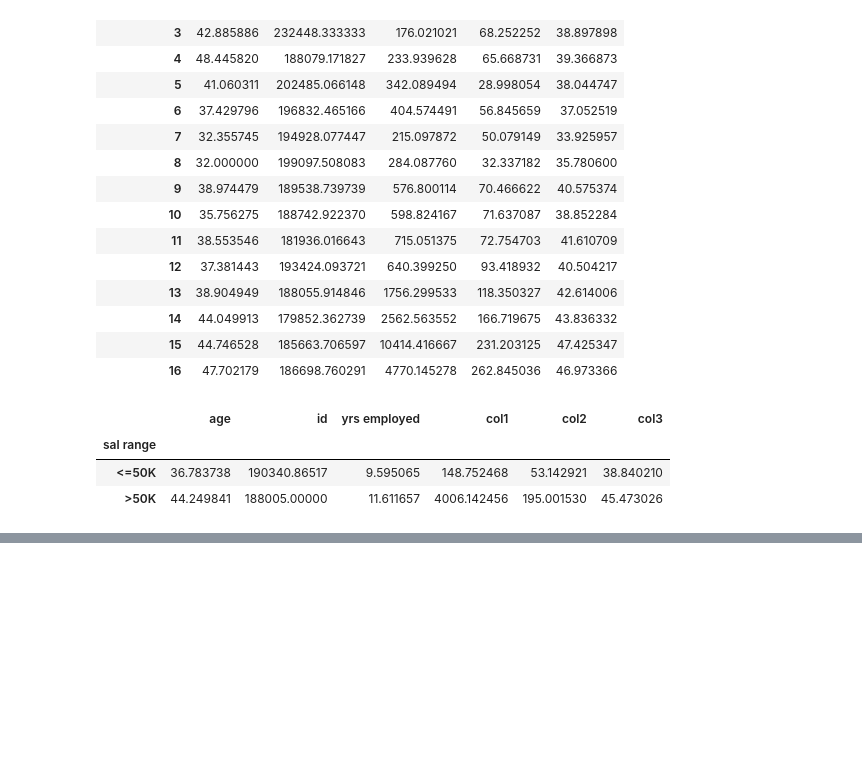
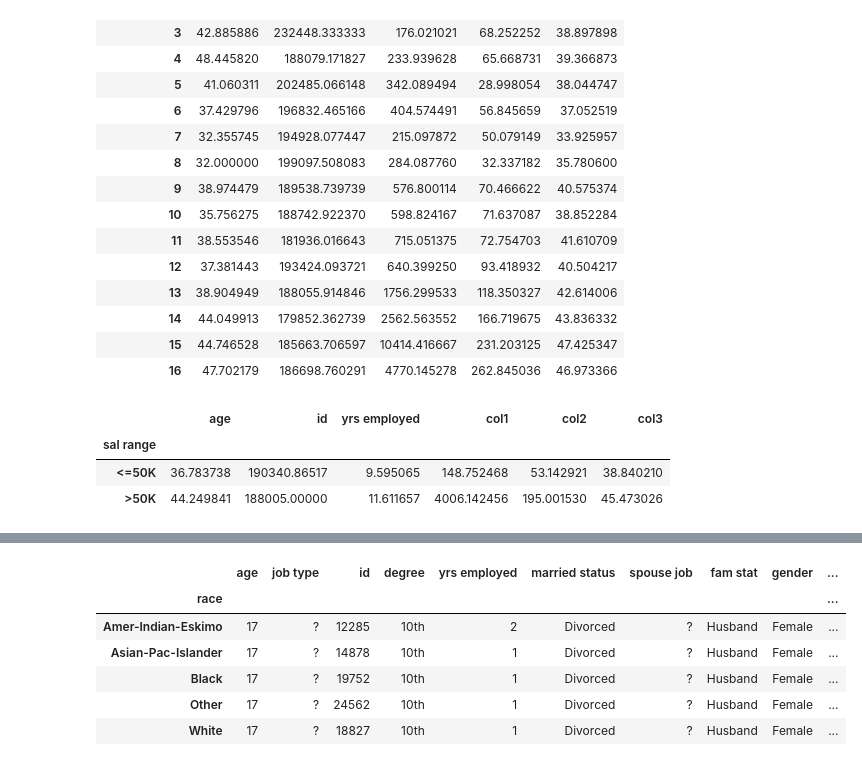
Before and after one commit to Hansel172/mimpractice-, a Jupyter notebook: gittest.ipynb, the cells around one changed output, grey strips where cells are left out. Saved outputs shown, nothing was run; the diff lists cells and outputs as text; code cells hidden in the pictures; blank space fills up the shorter version.

```diff
--- a/gittest.ipynb
+++ b/gittest.ipynb
@@ -307,0 +280,10 @@ plt.show()
+# %%
+df.groupby('race').min()
+# %% [output]
+|  | age | job type | id | degree | yrs employed | married status | spouse job | fam stat | gender | ... |
+| race |  |  |  |  |  |  |  |  |  | ... |
+| Amer-Indian-Eskimo | 17 | ? | 12285 | 10th | 2 | Divorced | ? | Husband | Female | ... |
+| Asian-Pac-Islander | 17 | ? | 14878 | 10th | 1 | Divorced | ? | Husband | Female | ... |
+| Black | 17 | ? | 19752 | 10th | 1 | Divorced | ? | Husband | Female | ... |
+| Other | 17 | ? | 24562 | 10th | 1 | Divorced | ? | Husband | Female | ... |
+| White | 17 | ? | 18827 | 10th | 1 | Divorced | ? | Husband | Female | ... |
```
Also changed, not shown: parts of 16 cells of this notebook.
